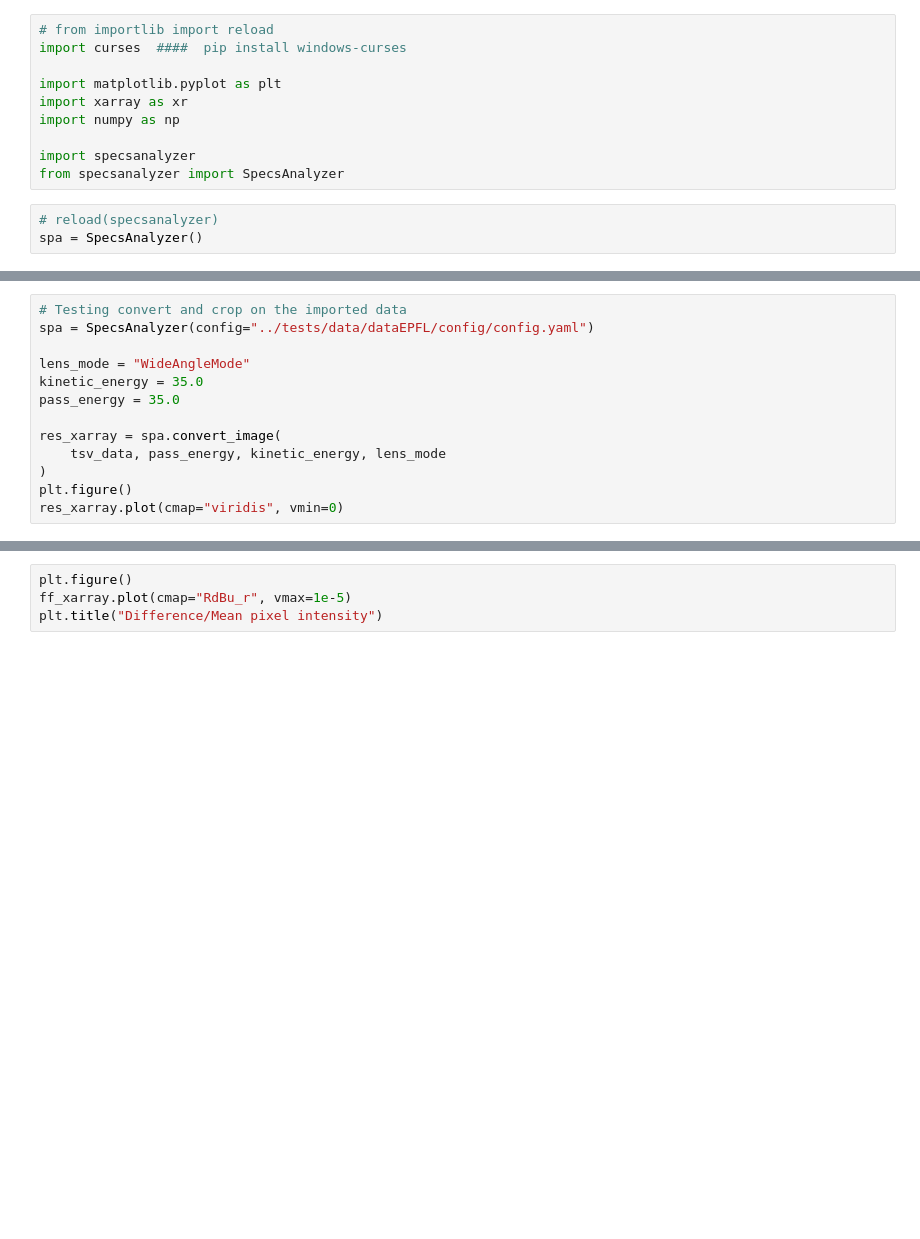
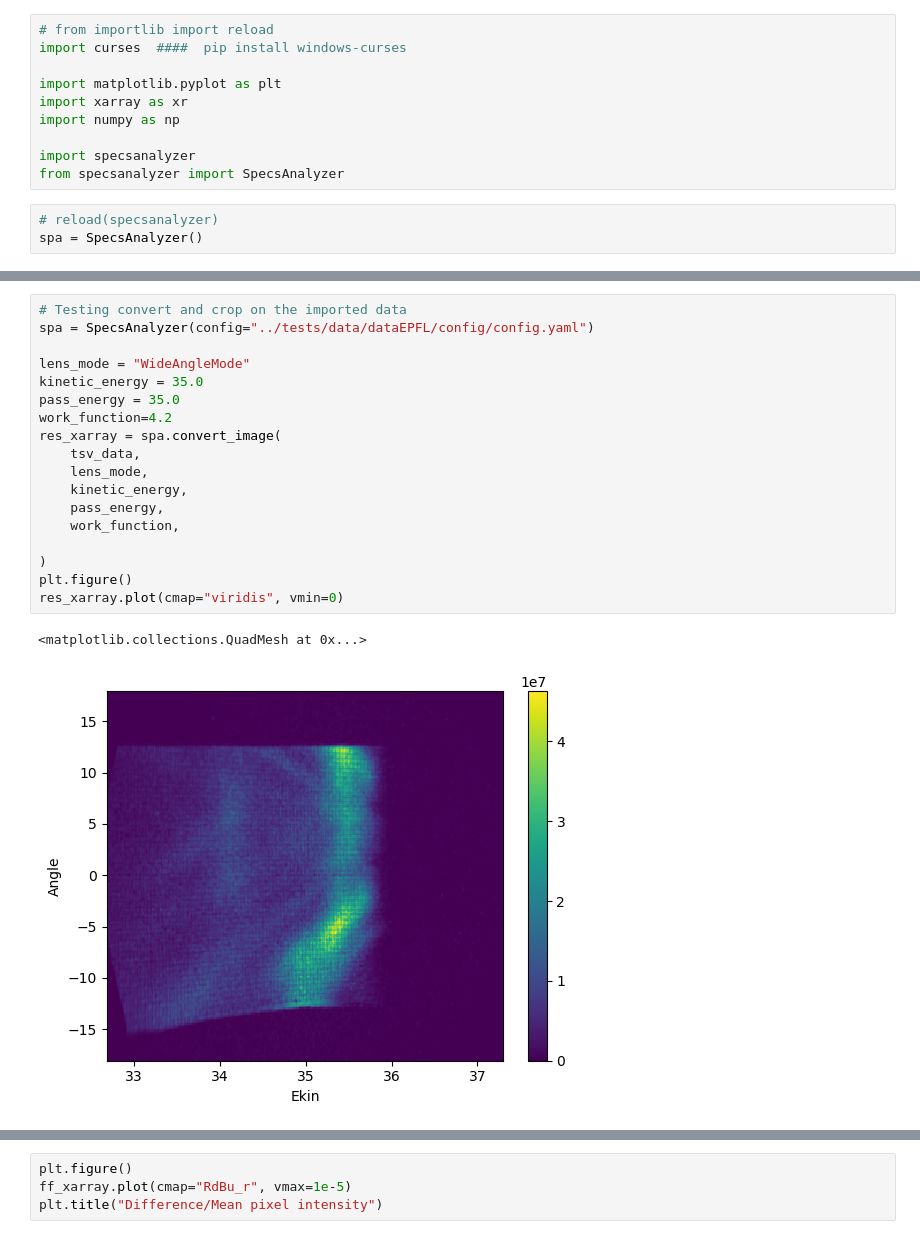
Before and after one commit to OpenCOMPES/specsanalyzer, a Jupyter notebook: tutorial/test.ipynb, the cells around one changed output, grey strips where cells are left out. Cells and saved outputs as stored; diff of their text form; blank space fills up the shorter version.

```diff
--- a/tutorial/test.ipynb
+++ b/tutorial/test.ipynb
@@ -23,13 +29,21 @@ plt.imshow(tsv_data)
 # %%
 # Testing convert and crop on the imported data
 spa = SpecsAnalyzer(config="../tests/data/dataEPFL/config/config.yaml")
 
 lens_mode = "WideAngleMode"
 kinetic_energy = 35.0
 pass_energy = 35.0
+work_function=4.2
+res_xarray = spa.convert_image(
+    tsv_data,
+    lens_mode,
+    kinetic_energy,
+    pass_energy,
+    work_function,
 
-res_xarray = spa.convert_image(
-    tsv_data, pass_energy, kinetic_energy, lens_mode
 )
 plt.figure()
 res_xarray.plot(cmap="viridis", vmin=0)
+# %% [output]
+<matplotlib.collections.QuadMesh at 0x...>
+[figure, added]
```
Also changed, not shown: parts of 10 cells of this notebook, 7 other files.
